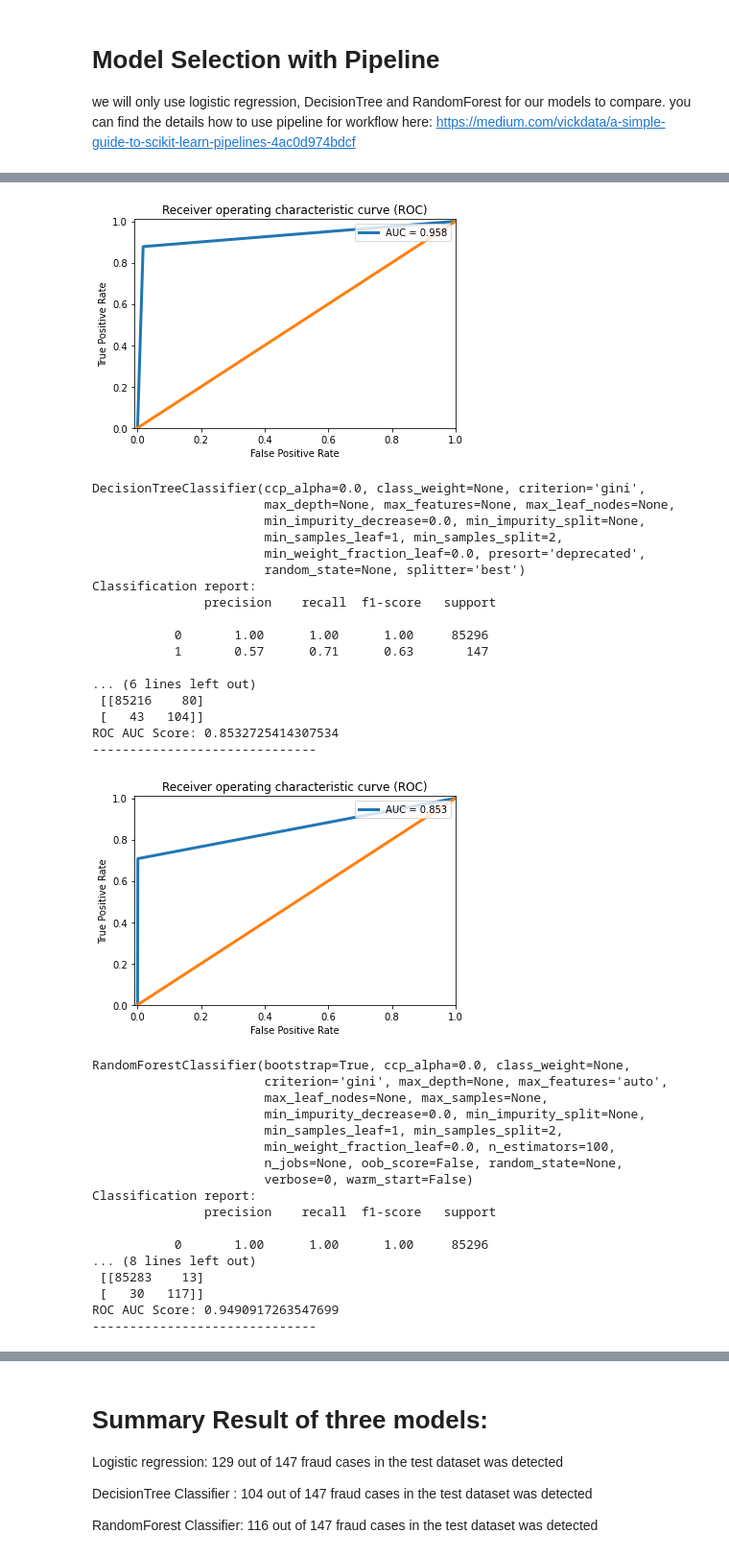
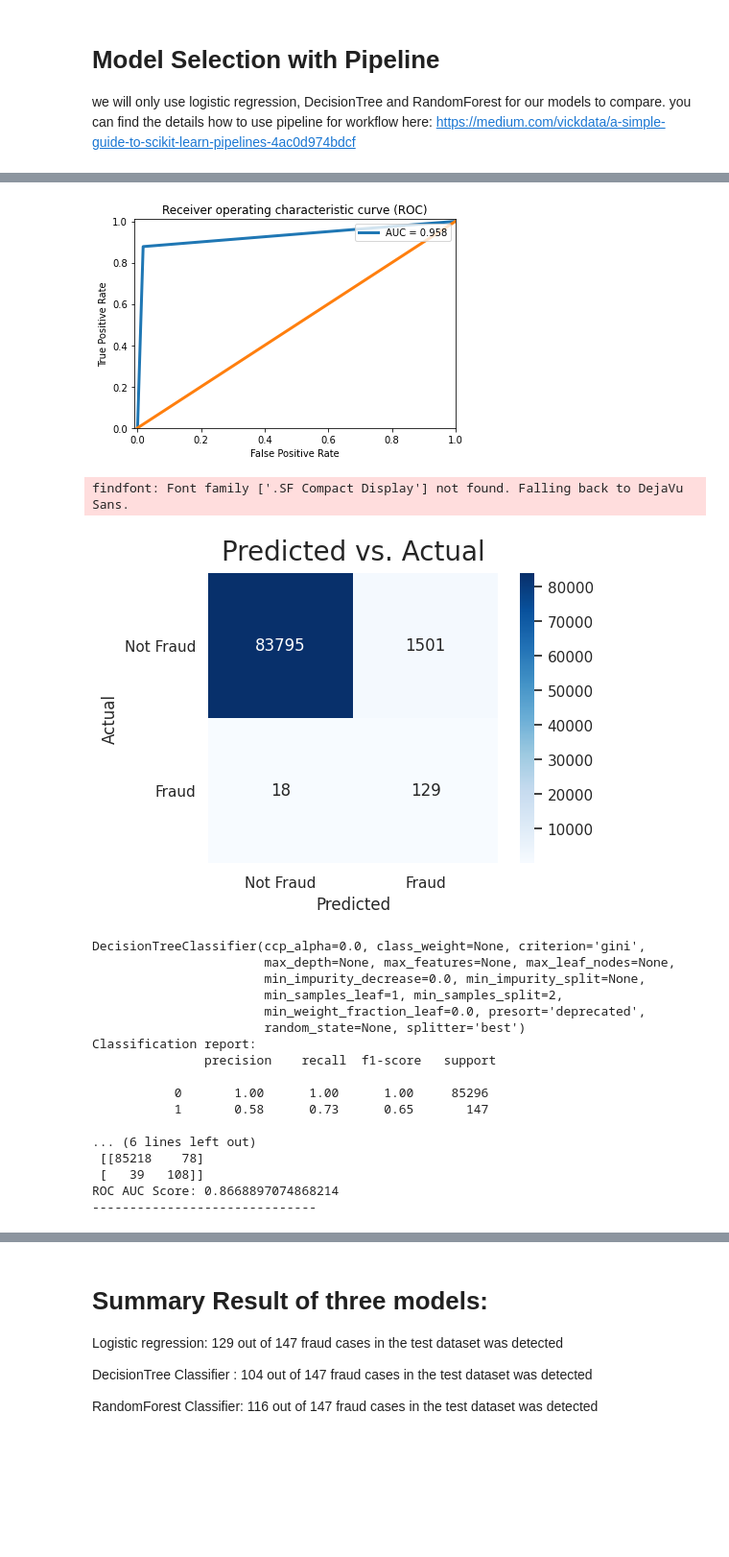
Before and after one commit to mopu3263/Credit-Card-Fraud-Detection, a Jupyter notebook: Credit_Card_Fraud_with_Pipeline.ipynb, the cells around one changed output, grey strips where cells are left out. Shown at 96% size. Cells and saved outputs as stored; diff of their text form; code cells hidden in the pictures; blank space fills up the shorter version.

```diff
--- a/Credit_Card_Fraud_with_Pipeline.ipynb
+++ b/Credit_Card_Fraud_with_Pipeline.ipynb
@@ -236,65 +297,67 @@ for classifier in classifiers:
     average_precision = average_precision_score(y_test, y_predicted)
     #ROC curve plot
     plt.plot(false_positive_rate, true_positive_rate, linewidth=3, label='AUC = %0.3f'% roc_auc)
     plt.plot([0,1],[0,1],linewidth=3)
     plt.xlim([-0.01, 1])
     plt.ylim([0, 1.01])
     plt.legend(loc='upper right')
     plt.title('Receiver operating characteristic curve (ROC)')
     plt.ylabel('True Positive Rate')
     plt.xlabel('False Positive Rate')
+
+
+   #Confusion matrix heatmap
+    # Predict class 1 if probability of being in class 1 is greater than threshold
+    fraud_confusion = confusion_matrix(y_test, y_predicted)
+    plt.figure(dpi=100)
+    sns.set(font_scale=1)
+    sns.heatmap(fraud_confusion, cmap=plt.cm.Blues, annot=True, square=True, fmt='d',
+           xticklabels=['Not Fraud', 'Fraud'],
+           yticklabels=['Not Fraud', 'Fraud']);
+    TP = fraud_confusion[0][0]
+    FP = fraud_confusion[0][1]
+    FN = fraud_confusion[1][0]
+    TN = fraud_confusion[1][1]
+    plt.yticks(rotation = 0)
+    plt.title('Predicted vs. Actual',fontname = '.SF Compact Display',fontsize = 20,pad = 10);
+    plt.xlabel('Predicted')
+    plt.ylabel('Actual')
     plt.show()
 # %% [output]
 LogisticRegression(C=1.0, class_weight=None, dual=False, fit_intercept=True,
                    intercept_scaling=1, l1_ratio=None, max_iter=2000,
                    multi_class='auto', n_jobs=None, penalty='l2',
                    random_state=None, solver='lbfgs', tol=0.0001, verbose=0,
                    warm_start=False)
 Classification report:
                precision    recall  f1-score   support
 
            0       1.00      0.98      0.99     85296
            1       0.08      0.88      0.15       147
 
     accuracy                           0.98     85443
 ... (5 lines left out)
  [[83795  1501]
  [   18   129]]
 ROC AUC Score: 0.9581940026057318
 ------------------------------
 [figure]
-DecisionTreeClassifier(ccp_alpha=0.0, class_weight=None, criterion='gini',
-                       max_depth=None, max_features=None, max_leaf_nodes=None,
-                       min_impurity_decrease=0.0, min_impurity_split=None,
-                       min_samples_leaf=1, min_samples_split=2,
-                       min_weight_fraction_leaf=0.0, presort='deprecated',
-                       random_state=None, splitter='best')
-Classification report:
-               precision    recall  f1-score   support
-
-           0       1.00      1.00      1.00     85296
-           1       0.57      0.71      0.63       147
-
-... (6 lines left out)
- [[85216    80]
- [   43   104]]
-ROC AUC Score: 0.8532725414307534
-------------------------------
+findfont: Font family ['.SF Compact Display'] not found. Falling back to DejaVu Sans.
-[figure, old version]
+[figure, new version]
-RandomForestClassifier(bootstrap=True, ccp_alpha=0.0, class_weight=None,
-                       criterion='gini', max_depth=None, max_features='auto',
-                       max_leaf_nodes=None, max_samples=None,
+DecisionTreeClassifier(ccp_alpha=0.0, class_weight=None, criterion='gini',
+                       max_depth=None, max_features=None, max_leaf_nodes=None,
                        min_impurity_decrease=0.0, min_impurity_split=None,
                        min_samples_leaf=1, min_samples_split=2,
-                       min_weight_fraction_leaf=0.0, n_estimators=100,
-                       n_jobs=None, oob_score=False, random_state=None,
-                       verbose=0, warm_start=False)
+                       min_weight_fraction_leaf=0.0, presort='deprecated',
+                       random_state=None, splitter='best')
 Classification report:
                precision    recall  f1-score   support
 
            0       1.00      1.00      1.00     85296
-... (8 lines left out)
- [[85283    13]
- [   30   117]]
-ROC AUC Score: 0.9490917263547699
+           1       0.58      0.73      0.65       147
+
+... (6 lines left out)
+ [[85218    78]
+ [   39   108]]
+ROC AUC Score: 0.8668897074868214
 ------------------------------
```
Also changed, not shown: parts of 25 cells of this notebook.
